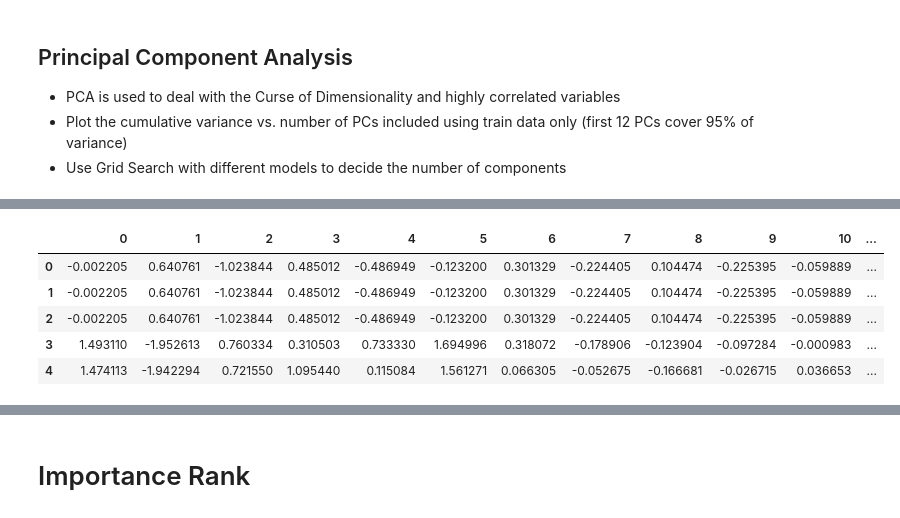
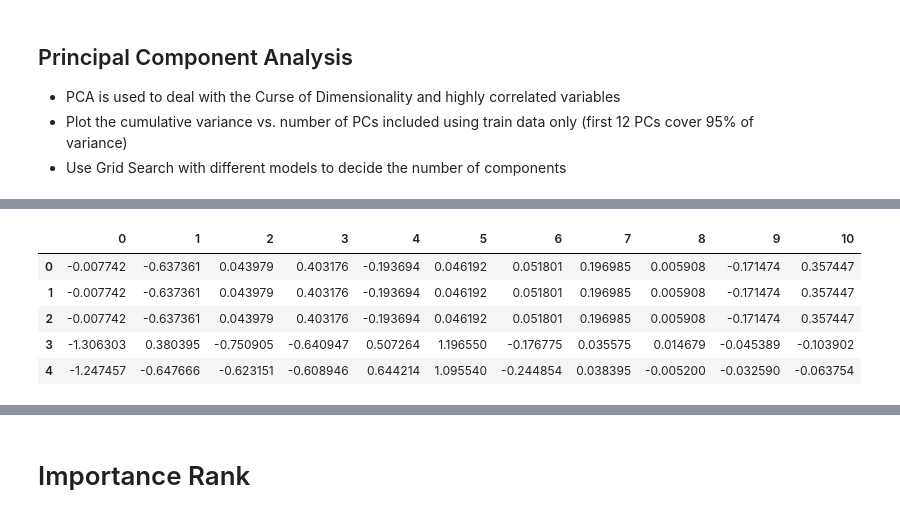
Before and after one commit to tinniewhale/sql_coding_practice, a Jupyter notebook: Classification Analysis.ipynb, the cells around one changed output, grey strips where cells are left out. Drawn from its saved outputs; the diff is of its cells as text; code cells hidden in the pictures.

```diff
--- a/Classification Analysis.ipynb
+++ b/Classification Analysis.ipynb
@@ -22,7 +22,7 @@ pd.options.display.max_columns = 999
 # Sanity Check
 # %%
 # load data, check sample size
-train = pd.read_csv('data_train.csv', header=None)
-test = pd.read_csv('data_test.csv', header=None)
-print('train data size: ', train.shape, '\ntest data size:', test.shape)
+train = pd.read_csv('interview_data_train.csv', header=None)
+test = pd.read_csv('interview_data_test.csv', header=None)
+print('train data size: ', train.shape, 'test data size:', test.shape)
 # %% [output]
@@ -283,14 +276,15 @@ plt.show()
 # %%
-# pca = PCA(n_components=0.99)
-# X_train_reduced = pca.fit_transform(X_train_rm)
-# X_test_reduced = pca.transform(X_test_rm)
-# train_reduced = pd.DataFrame(X_train_reduced)
-# train_reduced['y'] = y_train
-# pd.DataFrame(X_train_reduced).head()
+# use 95% as the cutoff to transform the train and test data
+pca = PCA(n_components=0.95)
+X_train_reduced = pca.fit_transform(X_train[cols_rm_vif])
+X_test_reduced = pca.transform(X_test[cols_rm_vif])
+train_reduced = pd.DataFrame(X_train[cols_rm_vif])
+train_reduced['y'] = y_train
+pd.DataFrame(X_train_reduced).head()
 # %% [output]
-|  | 0 | 1 | 2 | 3 | 4 | 5 | 6 | 7 | 8 | 9 | 10 | ... |
-| 0 | -0.002205 | 0.640761 | -1.023844 | 0.485012 | -0.486949 | -0.123200 | 0.301329 | -0.224405 | 0.104474 | -0.225395 | -0.059889 | ... |
-| 1 | -0.002205 | 0.640761 | -1.023844 | 0.485012 | -0.486949 | -0.123200 | 0.301329 | -0.224405 | 0.104474 | -0.225395 | -0.059889 | ... |
-| 2 | -0.002205 | 0.640761 | -1.023844 | 0.485012 | -0.486949 | -0.123200 | 0.301329 | -0.224405 | 0.104474 | -0.225395 | -0.059889 | ... |
-| 3 | 1.493110 | -1.952613 | 0.760334 | 0.310503 | 0.733330 | 1.694996 | 0.318072 | -0.178906 | -0.123904 | -0.097284 | -0.000983 | ... |
-| 4 | 1.474113 | -1.942294 | 0.721550 | 1.095440 | 0.115084 | 1.561271 | 0.066305 | -0.052675 | -0.166681 | -0.026715 | 0.036653 | ... |
+|  | 0 | 1 | 2 | 3 | 4 | 5 | 6 | 7 | 8 | 9 | 10 |
+| 0 | -0.007742 | -0.637361 | 0.043979 | 0.403176 | -0.193694 | 0.046192 | 0.051801 | 0.196985 | 0.005908 | -0.171474 | 0.357447 |
+| 1 | -0.007742 | -0.637361 | 0.043979 | 0.403176 | -0.193694 | 0.046192 | 0.051801 | 0.196985 | 0.005908 | -0.171474 | 0.357447 |
+| 2 | -0.007742 | -0.637361 | 0.043979 | 0.403176 | -0.193694 | 0.046192 | 0.051801 | 0.196985 | 0.005908 | -0.171474 | 0.357447 |
+| 3 | -1.306303 | 0.380395 | -0.750905 | -0.640947 | 0.507264 | 1.196550 | -0.176775 | 0.035575 | 0.014679 | -0.045389 | -0.103902 |
+| 4 | -1.247457 | -0.647666 | -0.623151 | -0.608946 | 0.644214 | 1.095540 | -0.244854 | 0.038395 | -0.005200 | -0.032590 | -0.063754 |
```
Also changed, not shown: parts of 57 cells of this notebook.
